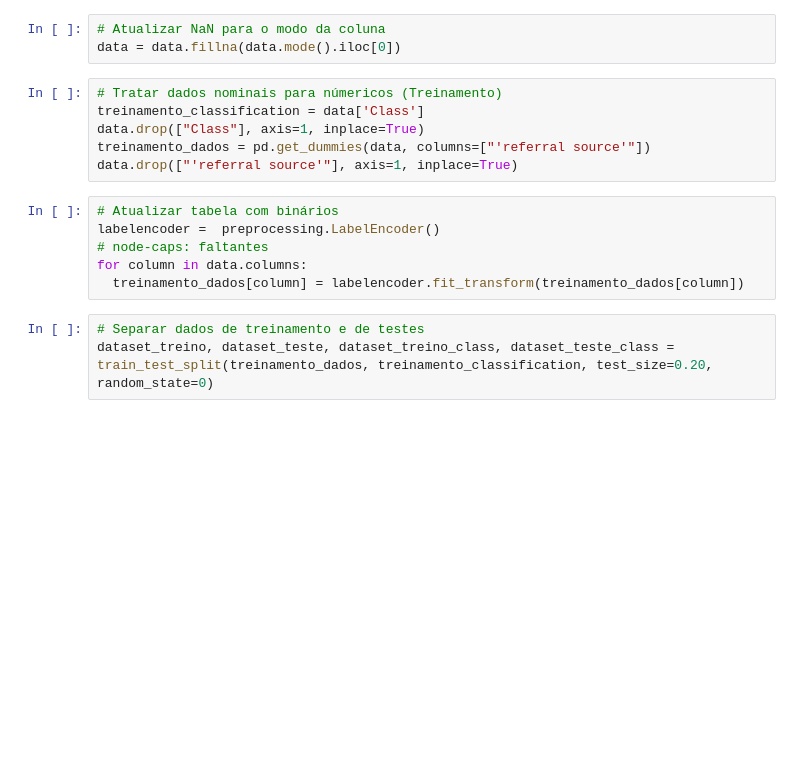
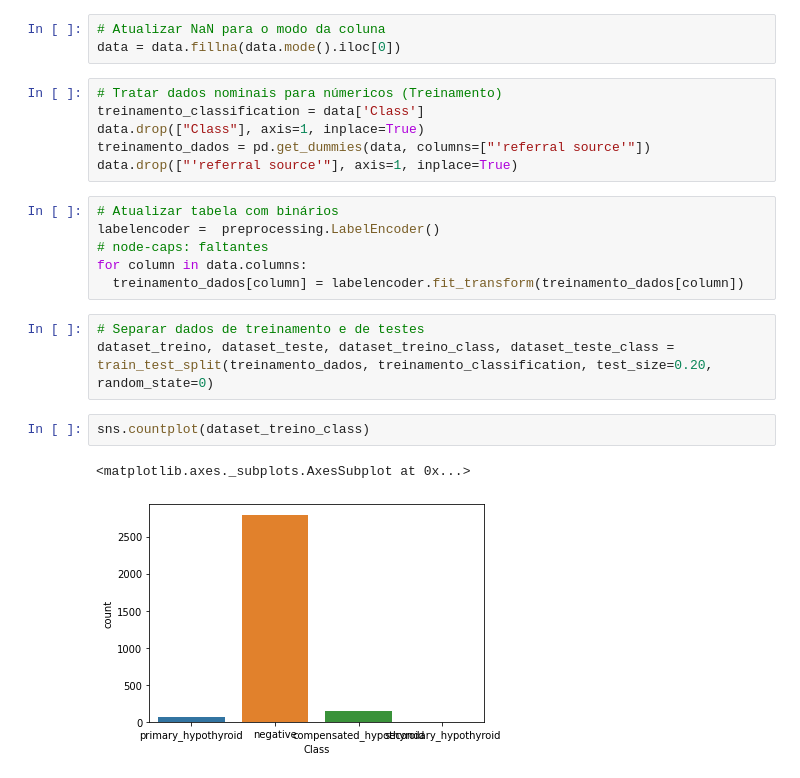
Before and after one commit to brunofaria27/artificial-intelligence, a Jupyter notebook: Decision Tree/Naive Bayes - Difference/DecisionTreeAndNaiveLabor.ipynb, the cells around one changed output. Saved outputs shown, nothing was run; the diff lists cells and outputs as text; blank space fills up the shorter version.

```diff
--- a/Decision Tree/Naive Bayes - Difference/DecisionTreeAndNaiveLabor.ipynb
+++ b/Decision Tree/Naive Bayes - Difference/DecisionTreeAndNaiveLabor.ipynb
@@ -49,3 +51,8 @@ for column in data.columns:
 # %%
 # Separar dados de treinamento e de testes
 dataset_treino, dataset_teste, dataset_treino_class, dataset_teste_class = train_test_split(treinamento_dados, treinamento_classification, test_size=0.20, random_state=0)
+# %%
+sns.countplot(dataset_treino_class)
+# %% [output]
+<matplotlib.axes._subplots.AxesSubplot at 0x...>
+[figure, added]
```
Also changed, not shown: parts of 9 cells of this notebook, 3 other files.
